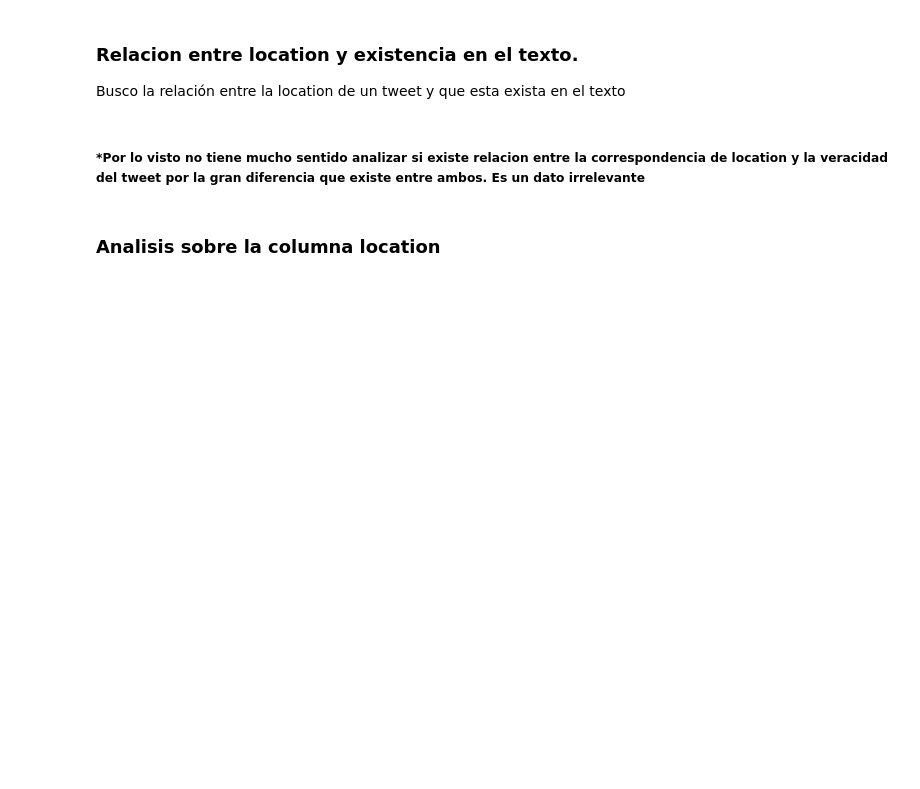
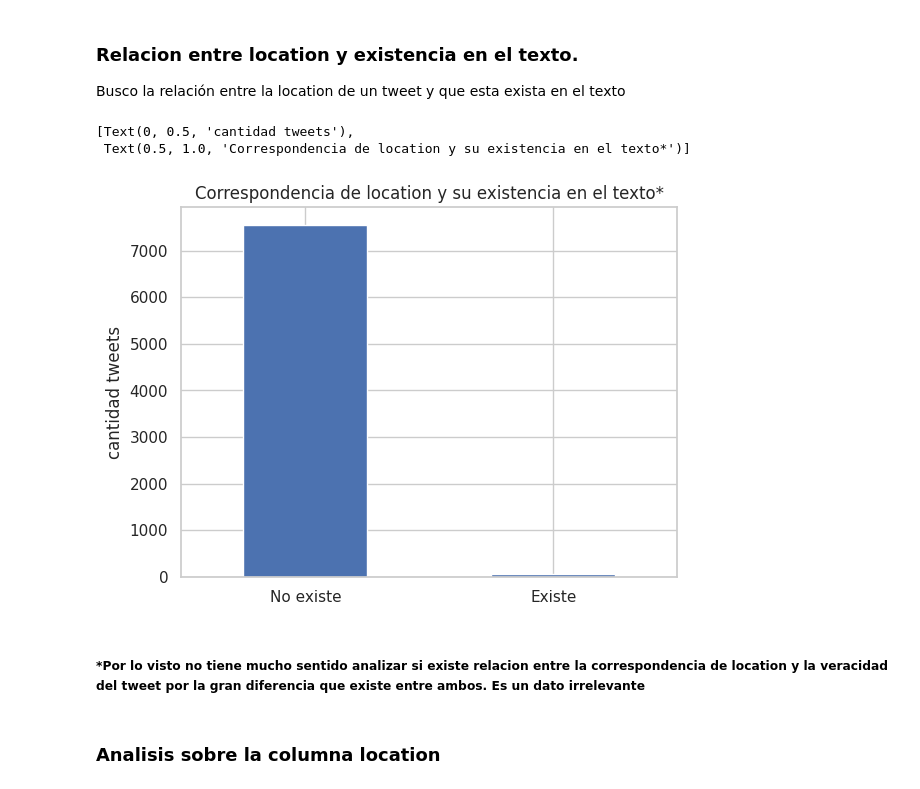
Before and after one commit to vnbarr/75.06-Datos, a Jupyter notebook: notebooks/TP1.ipynb, the cells around one changed output. Cells and saved outputs as stored; diff of their text form; code cells hidden in the pictures; blank space fills up the shorter version.

Commit message:
Fix orden y dataframe que rompia (location)

```diff
--- a/notebooks/TP1.ipynb
+++ b/notebooks/TP1.ipynb
@@ -215,3 +284,8 @@ tweets.head()
+# %%
+if 'None' not in tweets['location'].value_counts():
+    tweets['location'] = tweets['location'].cat.add_categories("None").fillna('None')
+
+tweets['text_in_location'] = tweets[['text','location']].apply(lambda row: 'Existe' if row.location in row.text else 'No existe' ,axis = 1)
 # %% [markdown]
 ## Visualizaciones
 # %% [markdown]
@@ -397,7 +528,12 @@ wordcloud_real.to_file("wordcloud_real.png")
 ### Relacion entre location y existencia en el texto.
 Busco la relación entre la location de un tweet y que esta exista en el texto
 # %%
+count_location = tweets['text_in_location'].value_counts()
 count_location.plot.bar(rot = 0).set(title = 'Correspondencia de location y su existencia en el texto*',ylabel='cantidad tweets')
+# %% [output]
+[Text(0, 0.5, 'cantidad tweets'),
+ Text(0.5, 1.0, 'Correspondencia de location y su existencia en el texto*')]
+[figure, added]
 # %% [markdown]
 ##### *Por lo visto no tiene mucho sentido analizar si existe relacion entre la correspondencia de location y la veracidad del tweet por la gran diferencia que existe entre ambos. Es un dato irrelevante
 # %% [markdown]
```
Also changed, not shown: parts of 27 cells of this notebook, 2 other files.
